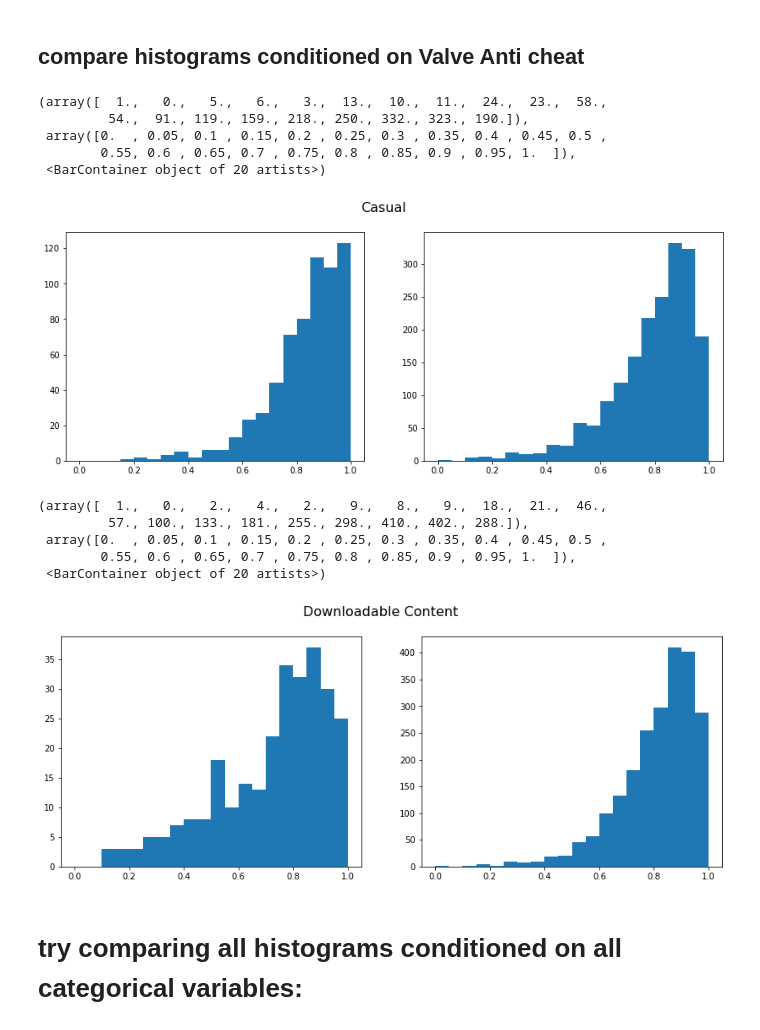
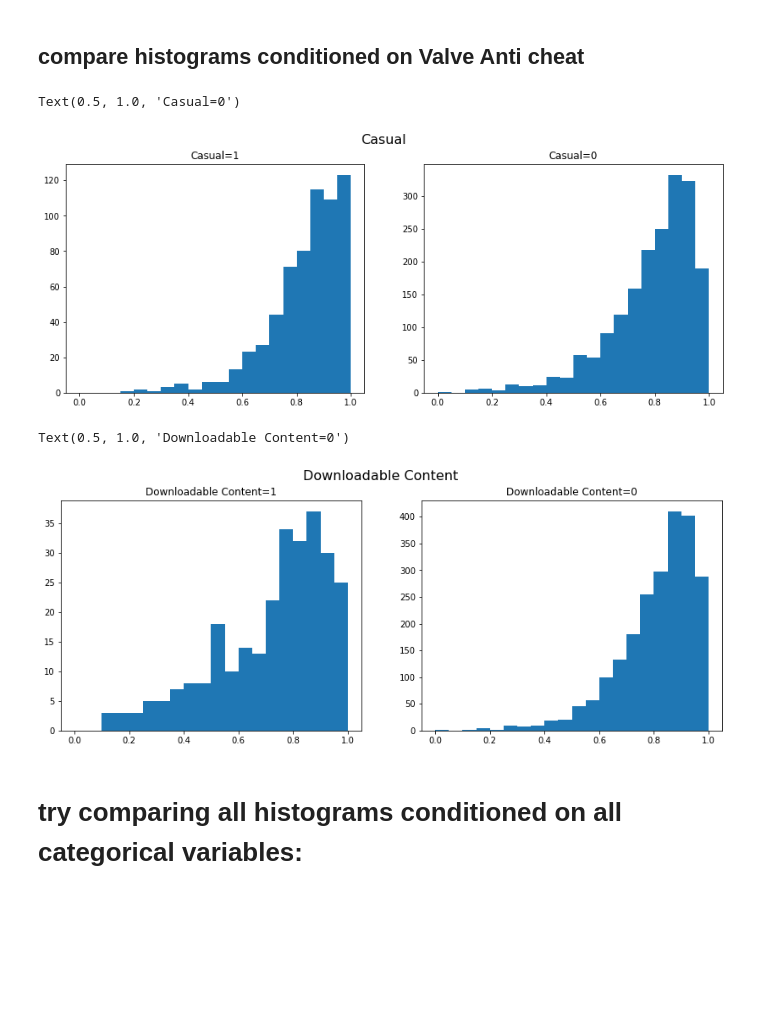
Before and after one commit to emilbreustedt/data-literacy-steam-project, a Jupyter notebook: predictor.ipynb, the cells around one changed output. Drawn from its saved outputs; the diff is of its cells as text; code cells hidden in the pictures; blank space fills up the shorter version.

```diff
--- a/predictor.ipynb
+++ b/predictor.ipynb
@@ -364,26 +456,22 @@ fig, (ax1, ax2) = plt.subplots(1, 2,figsize=(14, 5))
 fig.suptitle('Casual', fontsize=16)
 ax1.hist(df.loc[df['Casual'] == 1]["score"],bins)
 ax2.hist(df.loc[df['Casual'] == 0]["score"],bins)
+ax1.set_title("Casual=1")
+ax2.set_title("Casual=0")
 # %% [output]
-(array([  1.,   0.,   5.,   6.,   3.,  13.,  10.,  11.,  24.,  23.,  58.,
-         54.,  91., 119., 159., 218., 250., 332., 323., 190.]),
- array([0.  , 0.05, 0.1 , 0.15, 0.2 , 0.25, 0.3 , 0.35, 0.4 , 0.45, 0.5 ,
-        0.55, 0.6 , 0.65, 0.7 , 0.75, 0.8 , 0.85, 0.9 , 0.95, 1.  ]),
- <BarContainer object of 20 artists>)
+Text(0.5, 1.0, 'Casual=0')
-[figure, old version]
+[figure, new version]
 # %%
 bins = np.linspace(0,1,21)
 fig, (ax1, ax2) = plt.subplots(1, 2,figsize=(14, 5))
 fig.suptitle('Downloadable Content', fontsize=16)
 ax1.hist(df.loc[df['Downloadable Content'] == 1]["score"],bins)
 ax2.hist(df.loc[df['Downloadable Content'] == 0]["score"],bins)
+ax1.set_title("Downloadable Content=1")
+ax2.set_title("Downloadable Content=0")
 # %% [output]
-(array([  1.,   0.,   2.,   4.,   2.,   9.,   8.,   9.,  18.,  21.,  46.,
-         57., 100., 133., 181., 255., 298., 410., 402., 288.]),
- array([0.  , 0.05, 0.1 , 0.15, 0.2 , 0.25, 0.3 , 0.35, 0.4 , 0.45, 0.5 ,
-        0.55, 0.6 , 0.65, 0.7 , 0.75, 0.8 , 0.85, 0.9 , 0.95, 1.  ]),
- <BarContainer object of 20 artists>)
+Text(0.5, 1.0, 'Downloadable Content=0')
-[figure, old version]
+[figure, new version]
 # %% [markdown]
 # try comparing all histograms conditioned on all categorical variables:
 # %%
```
Also changed, not shown: parts of 27 cells of this notebook.
